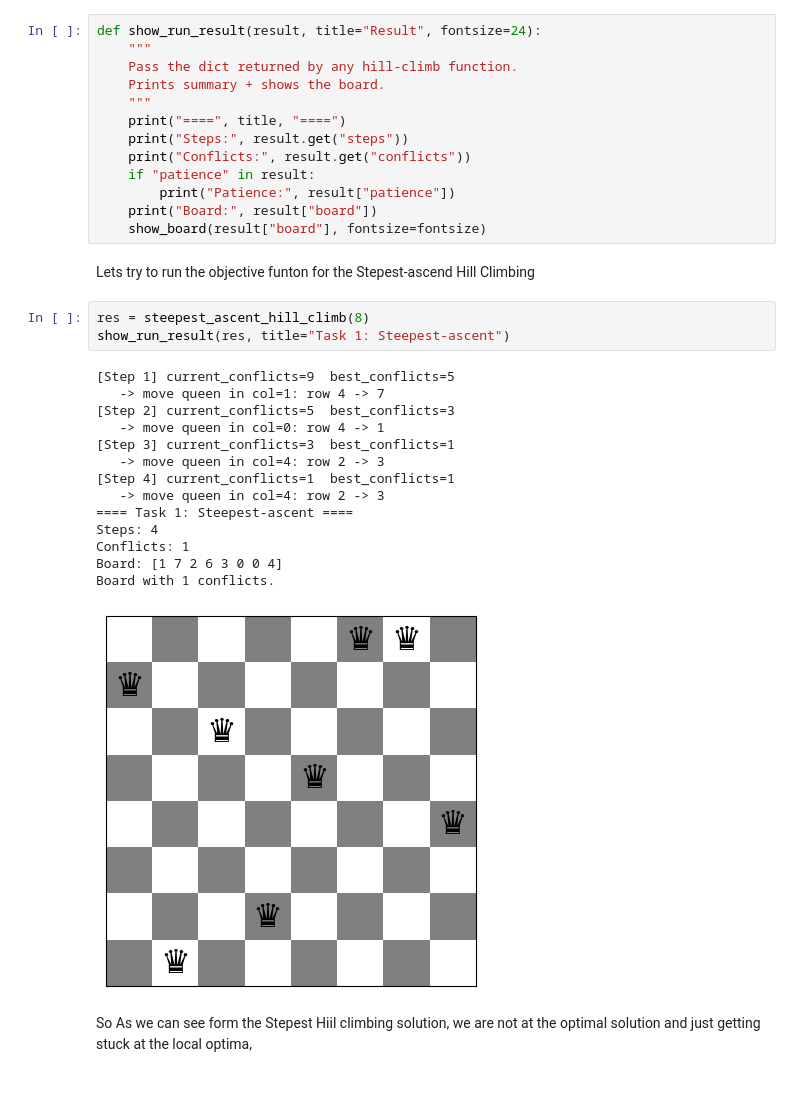
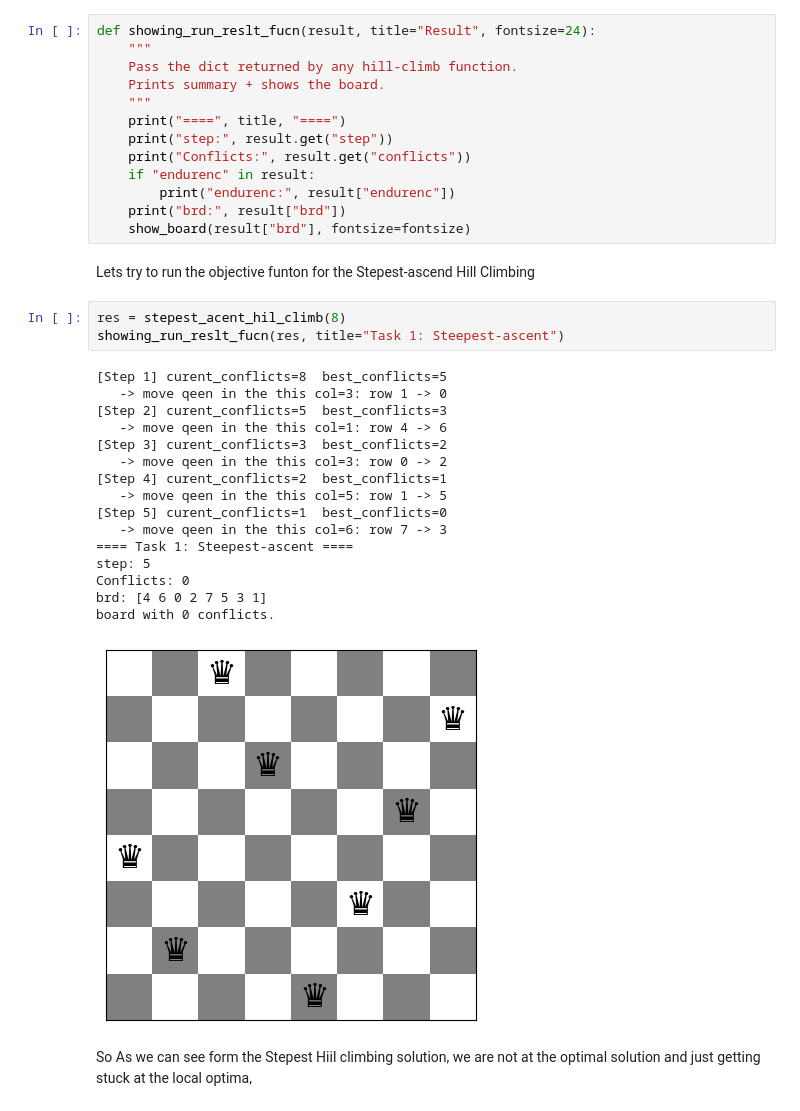
Before and after one commit to monarchythe/Agentic-AI-Lab-Work, a Jupyter notebook: n_queens_Solving_Agent.ipynb, the cells around one changed output. Cells and saved outputs as stored; diff of their text form.

Commit message:
completed the tasks

```diff
--- a/n_queens_Solving_Agent.ipynb
+++ b/n_queens_Solving_Agent.ipynb
@@ -214,38 +242,40 @@ def steepest_ascent_hill_climb(n, max_steps=10_000,debug = True,debug_every=1 ):
 ### Result veiwing finction
 which can be run after each task/algoritm objective funcotion
 # %%
-def show_run_result(result, title="Result", fontsize=24):
+def showing_run_reslt_fucn(result, title="Result", fontsize=24):
     """
     Pass the dict returned by any hill-climb function.
     Prints summary + shows the board.
     """
     print("====", title, "====")
-    print("Steps:", result.get("steps"))
+    print("step:", result.get("step"))
     print("Conflicts:", result.get("conflicts"))
-    if "patience" in result:
-        print("Patience:", result["patience"])
-    print("Board:", result["board"])
-    show_board(result["board"], fontsize=fontsize)
+    if "endurenc" in result:
+        print("endurenc:", result["endurenc"])
+    print("brd:", result["brd"])
+    show_board(result["brd"], fontsize=fontsize)
 # %% [markdown]
 Lets try to run the objective funton for the Stepest-ascend Hill Climbing
 # %%
-res = steepest_ascent_hill_climb(8)
-show_run_result(res, title="Task 1: Steepest-ascent")
+res = stepest_acent_hil_climb(8)
+showing_run_reslt_fucn(res, title="Task 1: Steepest-ascent")
 # %% [output]
-[Step 1] current_conflicts=9  best_conflicts=5
-   -> move queen in col=1: row 4 -> 7
-[Step 2] current_conflicts=5  best_conflicts=3
-   -> move queen in col=0: row 4 -> 1
-[Step 3] current_conflicts=3  best_conflicts=1
-   -> move queen in col=4: row 2 -> 3
-[Step 4] current_conflicts=1  best_conflicts=1
-   -> move queen in col=4: row 2 -> 3
+[Step 1] curent_conflicts=8  best_conflicts=5
+   -> move qeen in the this col=3: row 1 -> 0
+[Step 2] curent_conflicts=5  best_conflicts=3
+   -> move qeen in the this col=1: row 4 -> 6
+[Step 3] curent_conflicts=3  best_conflicts=2
+   -> move qeen in the this col=3: row 0 -> 2
+[Step 4] curent_conflicts=2  best_conflicts=1
+   -> move qeen in the this col=5: row 1 -> 5
+[Step 5] curent_conflicts=1  best_conflicts=0
+   -> move qeen in the this col=6: row 7 -> 3
 ==== Task 1: Steepest-ascent ====
-Steps: 4
-Conflicts: 1
-Board: [1 7 2 6 3 0 0 4]
-Board with 1 conflicts.
+step: 5
+Conflicts: 0
+brd: [4 6 0 2 7 5 3 1]
+board with 0 conflicts.
-[figure, old version]
+[figure, new version]
 # %% [markdown]
 So As we can see form the Stepest Hiil climbing solution, we are not at the optimal solution and just getting stuck at the local optima,
 # %% [markdown]
```
Also changed, not shown: parts of 85 cells of this notebook.
